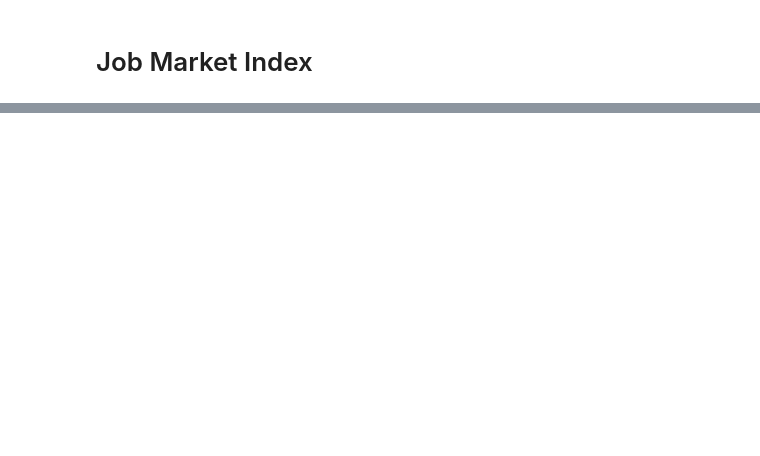
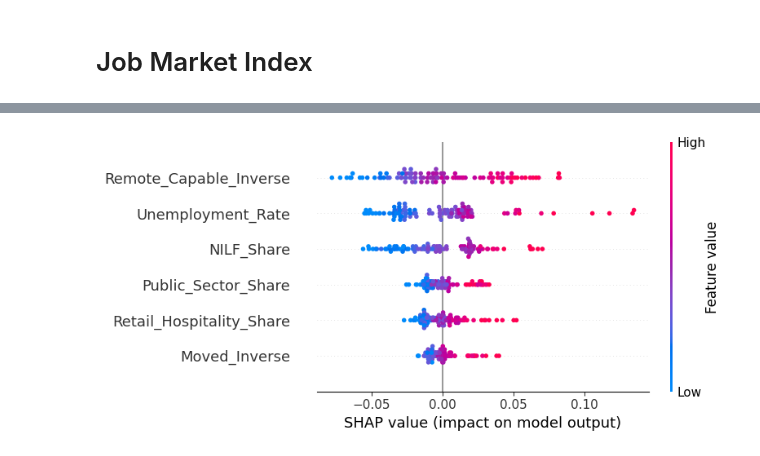
Before and after one commit to Makster04/Housing_Market_Index, a Jupyter notebook: Notebook.ipynb, the cells around one changed output, grey strips where cells are left out. Saved outputs shown, nothing was run; the diff lists cells and outputs as text; code cells hidden in the pictures; blank space fills up the shorter version.

```diff
--- a/Notebook.ipynb
+++ b/Notebook.ipynb
@@ -313,0 +481,22 @@ shap.summary_plot(shap_values, X, show=True)
+# %%
+# Convert all relevant columns to numeric (safe conversion, turn errors into NaN)
+cols_to_convert = [
+    'Unemployed_Total', 'Civilian_Labor_Force',
+    'Not in labor force', 'Population_16Plus',
+    'Moved within same county', 'Moved from different county within same state',
+    'Moved from different state', 'Moved from abroad', 'Total',
+    'Worked from home', 'Commuting_Total',
+    'Federal government workers', 'State government workers', 'Local government workers',
+    'ClassOfWorker_Total', 'Retail trade', 'Accommodation and food services',
+    'Industry_Total', 'Official_Unemployment_Rate'
+]
+
+job_base_df[cols_to_convert] = job_base_df[cols_to_convert].apply(pd.to_numeric, errors='coerce')
+
+job_base_df['Unemployment_Rate'] = job_base_df['Unemployed_Total'] / job_base_df['Civilian_Labor_Force']
+job_base_df['NILF_Share'] = job_base_df['Not in labor force'] / job_base_df['Population_16Plus']
+job_base_df['Moved_Share'] = (job_base_df['Moved within same county'] + job_base_df['Moved from different county within same state'] + job_base_df['Moved from different state'] + job_base_df['Moved from abroad'])/job_base_df['Total']
+job_base_df['Remote_Capable_Share'] = job_base_df['Worked from home'] / job_base_df['Commuting_Total']
+job_base_df['Public_Sector_Share'] = (job_base_df['Federal government workers'] + job_base_df['State government workers'] + job_base_df['Local government workers']) / job_base_df['ClassOfWorker_Total']
+job_base_df['Retail_Hospitality_Share'] = (job_base_df['Retail trade'] + job_base_df['Accommodation and food services']) / job_base_df['Industry_Total']
+job_base_df['Offical_Unemployment'] = job_base_df['Official_Unemployment_Rate']
@@ -313,0 +553,21 @@ shap.summary_plot(shap_values, X, show=True)
+# %%
+# Drop rows with NaNs in either features or target
+df_shap = normalized_frozen_features.copy()
+df_shap['Frozen_Market_Index'] = job_base_df['Frozen_Market_Index']
+df_shap = df_shap.dropna()
+
+X_shap = df_shap.drop(columns='Frozen_Market_Index')
+y_shap = df_shap['Frozen_Market_Index']
+
+# Fit model
+model = xgb.XGBRegressor(n_estimators=100, max_depth=3, random_state=42)
+model.fit(X_shap, y_shap)
+
+# SHAP explanation
+explainer = shap.Explainer(model, X_shap)
+shap_values = explainer(X_shap)
+
+# Plot
+shap.summary_plot(shap_values, X_shap, show=True)
+# %% [output]
+[figure, added]
```
Also changed, not shown: parts of 8 cells of this notebook, 2 other files.
